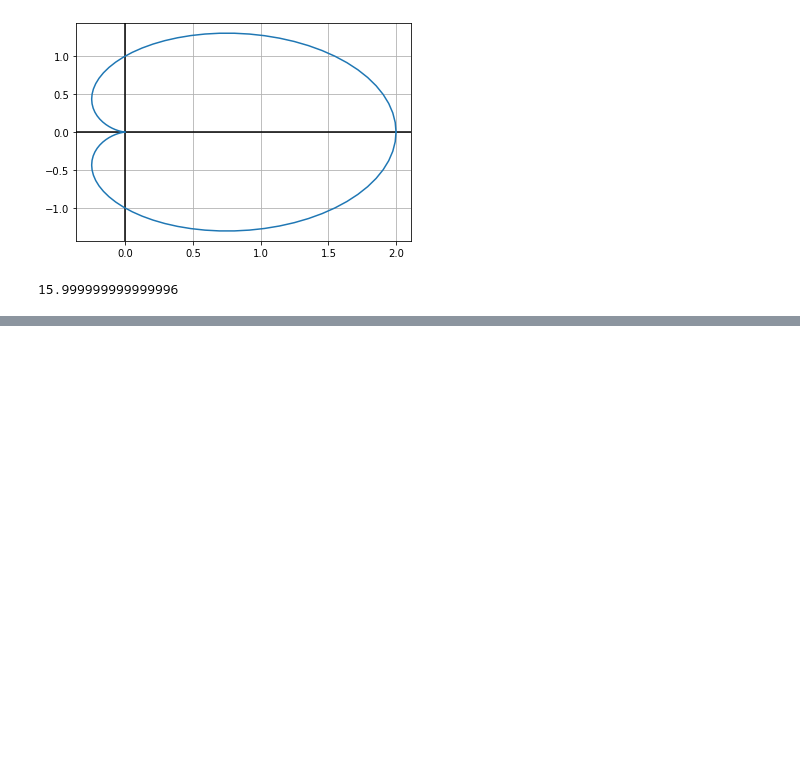
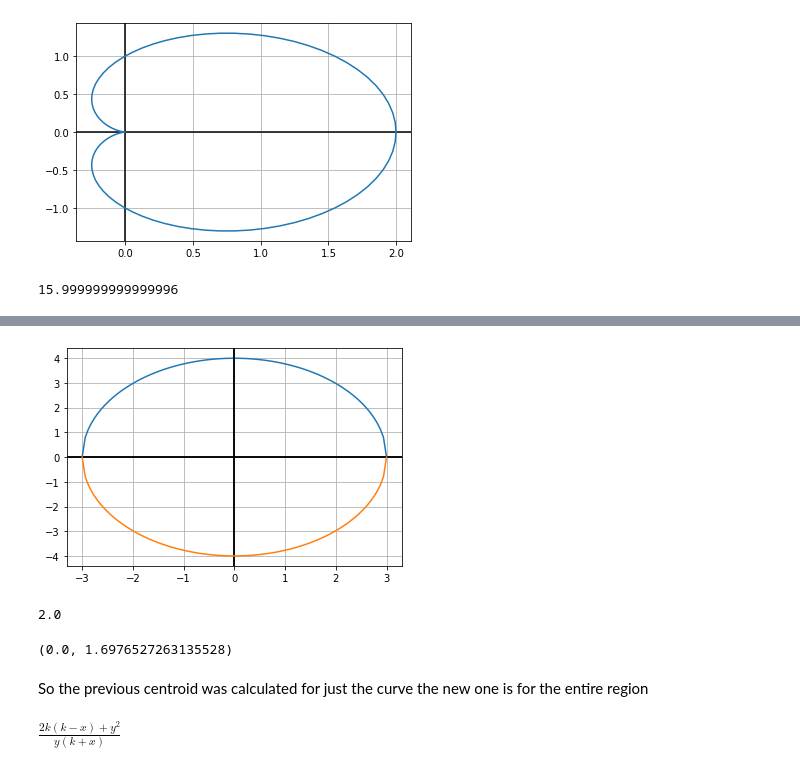
Before and after one commit to 8wgf3b/books, a Jupyter notebook: thomas_calculus_multivariable/11.ipynb, the cells around one changed output, grey strips where cells are left out. Saved outputs shown, nothing was run; the diff lists cells and outputs as text; code cells hidden in the pictures; blank space fills up the shorter version.

```diff
--- a/thomas_calculus_multivariable/11.ipynb
+++ b/thomas_calculus_multivariable/11.ipynb
@@ -426,0 +473,13 @@ Plen(1 + smp.cos(th))
+# %%
+graph(t, 4 * (1 - t**2 / 9) ** 0.5, -3, 3)
+graph(t, -4 * (1 - t**2 / 9) ** 0.5, -3, 3)
+# %% [output]
+[figure, added]
+# %%
+def qind(rexp, l, h):
+    f = smp.lambdify([t], rexp.simplify())
+    return quad(f, l, h)[0]
+
+qind(t, 0, 2)
+# %% [output]
+2.0
@@ -426,0 +491,14 @@ Plen(1 + smp.cos(th))
+# %%
+xbar, ybar
+# %% [output]
+(0.0, 1.6976527263135528)
+# %% [markdown]
+So the previous centroid was calculated for just the curve
+the new one is for the entire region
+# %%
+e1 = 2 * k / y
+e2 = y /(x - k)
+e3 = (e2 - e1)/ (1 + e2*e1)
+e3.simplify()
+# %% [output]
+$\displaystyle \frac{2 k \left(k - x\right) + y^{2}}{y \left(k + x\right)}$
```
Also changed, not shown: parts of 12 cells of this notebook.
